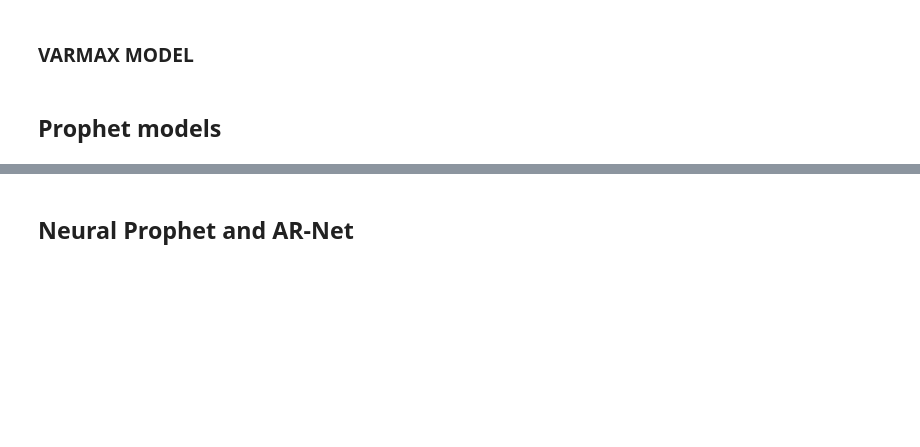
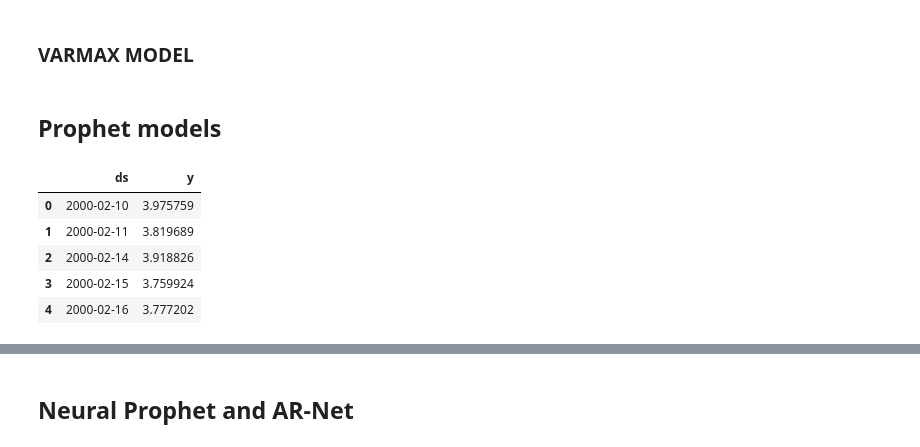
Before and after one commit to acamit/DataScience, a Jupyter notebook: Thesis work/Code/Thesis Implementation Models.ipynb, the cells around one changed output, grey strips where cells are left out. Saved outputs shown, nothing was run; the diff lists cells and outputs as text; code cells hidden in the pictures; blank space fills up the shorter version.

```diff
--- a/Thesis work/Code/Thesis Implementation Models.ipynb
+++ b/Thesis work/Code/Thesis Implementation Models.ipynb
@@ -656 +631,17 @@ m = ProphetModel(dataSetClosing, params)
 # m.plot()
+# %%
+df = ScriptWiseData[stocks[0]]
+df.index = pd.to_datetime(df.index)
+# df=df.asfreq('b')
+# df = df.fillna(method='ffill')
+df = df.reset_index()
+df = df[['Date', 'Close']]
+df.columns = ['ds', 'y']
+df.head()
+# %% [output]
+|  | ds | y |
+| 0 | 2000-02-10 | 3.975759 |
+| 1 | 2000-02-11 | 3.819689 |
+| 2 | 2000-02-14 | 3.918826 |
+| 3 | 2000-02-15 | 3.759924 |
+| 4 | 2000-02-16 | 3.777202 |
```
Also changed, not shown: parts of 25 cells of this notebook.
